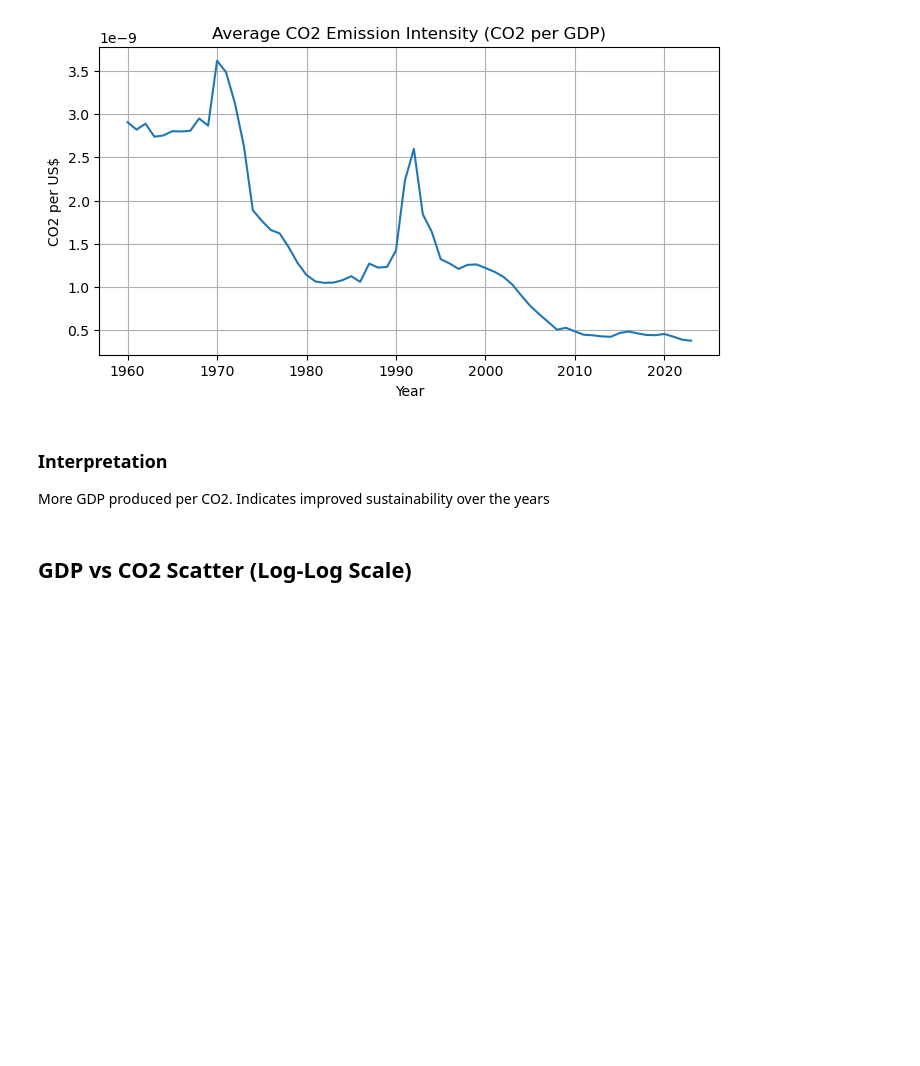
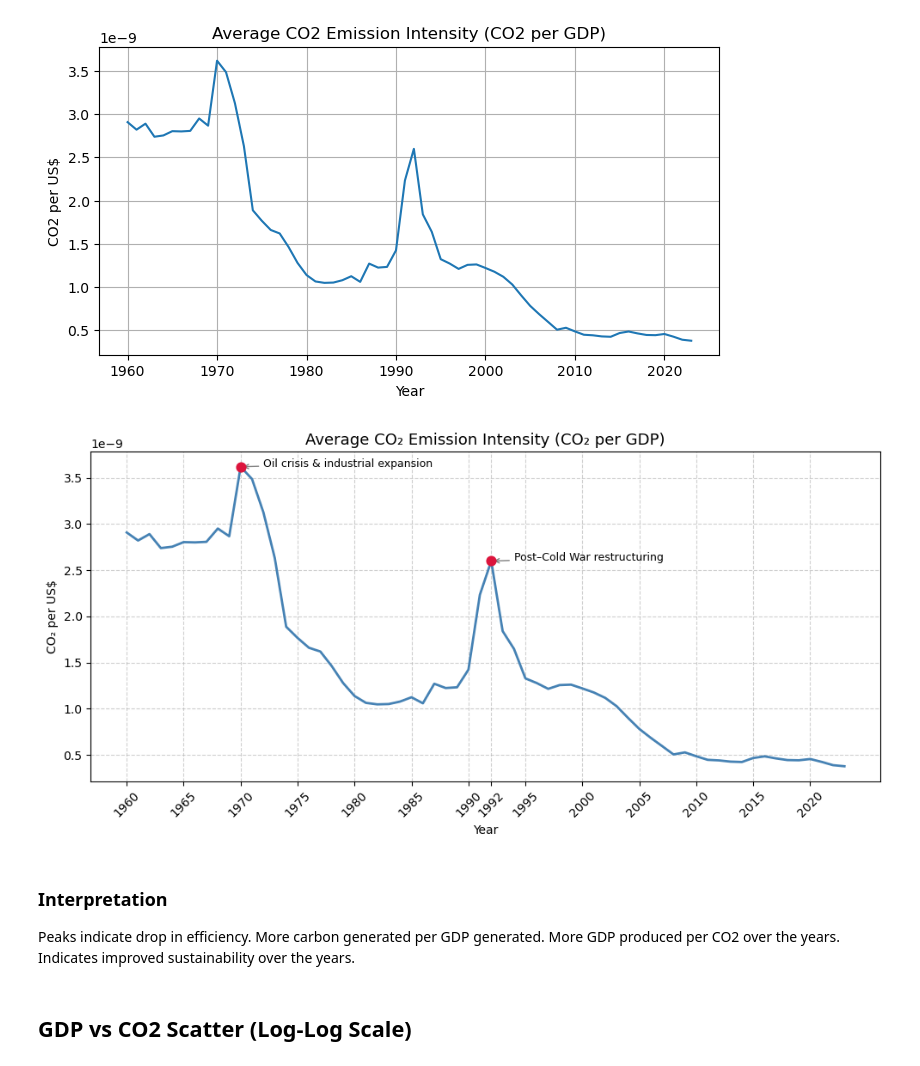
Before and after one commit to BurakJalohaukka/co2-gdp-eda-ml, a Jupyter notebook: co2_vs_gdp.ipynb, the cells around one changed output. Drawn from its saved outputs; the diff is of its cells as text; code cells hidden in the pictures; blank space fills up the shorter version.

```diff
--- a/co2_vs_gdp.ipynb
+++ b/co2_vs_gdp.ipynb
@@ -204,10 +231,53 @@ Try using .loc[row_indexer,col_indexer] = value instead
 See the caveats in the documentation: https://pandas.pydata.org/pandas-docs/stable/user_guide/indexing.html#returning-a-view-versus-a-copy
   cleaned['co2_per_gdp'] = cleaned['co2'] / cleaned['gdp_usd']
 [figure]
+# %%
+plt.figure(figsize=(10,5))
+
+# Plot the CO₂ intensity line
+plt.plot(eff_trend['year'], eff_trend['co2_per_gdp'], color='steelblue', linewidth=2)
+plt.title('Average CO₂ Emission Intensity (CO₂ per GDP)', fontsize=13)
+plt.xlabel('Year')
+plt.ylabel('CO₂ per US$')
+plt.grid(True, linestyle='--', alpha=0.6)
+
+# Highlight key years with markers
+key_years = [1970, 1992]
+for year in key_years:
+    if year in eff_trend['year'].values:
+        y_val = eff_trend.loc[eff_trend['year'] == year, 'co2_per_gdp'].values[0]
+        plt.scatter(year, y_val, color='crimson', s=60, zorder=5)
+
+# Annotate historical context
+annotations = {
+    1970: "Oil crisis & industrial expansion",
+    1992: "Post–Cold War restructuring"
+}
+
+for year, text in annotations.items():
+    if year in eff_trend['year'].values:
+        y_val = eff_trend.loc[eff_trend['year'] == year, 'co2_per_gdp'].values[0]
+        plt.annotate(
+            text,
+            xy=(year, y_val),
+            xytext=(year+2, y_val),
+            fontsize=9,
+            arrowprops=dict(arrowstyle="->", color='gray', lw=1),
+            color='black'
+        )
+
+# Set x-ticks and rotate labels
+highlight_years = sorted(set(list(range(int(eff_trend['year'].min()), int(eff_trend['year'].max())+1, 5)) + key_years))
+plt.xticks(highlight_years, rotation=45)
+
+plt.tight_layout()
+plt.show()
+# %% [output]
+[figure, added]
 # %% [markdown]
 ### Interpretation
 
-More GDP produced per CO2. Indicates improved sustainability over the years
+Peaks indicate drop in efficiency. More carbon generated per GDP generated. More GDP produced per CO2 over the years. Indicates improved sustainability over the years.
 # %% [markdown]
 ## GDP vs CO2 Scatter (Log-Log Scale)
 # %%
```
Also changed, not shown: parts of 5 cells of this notebook, 1 other file.
